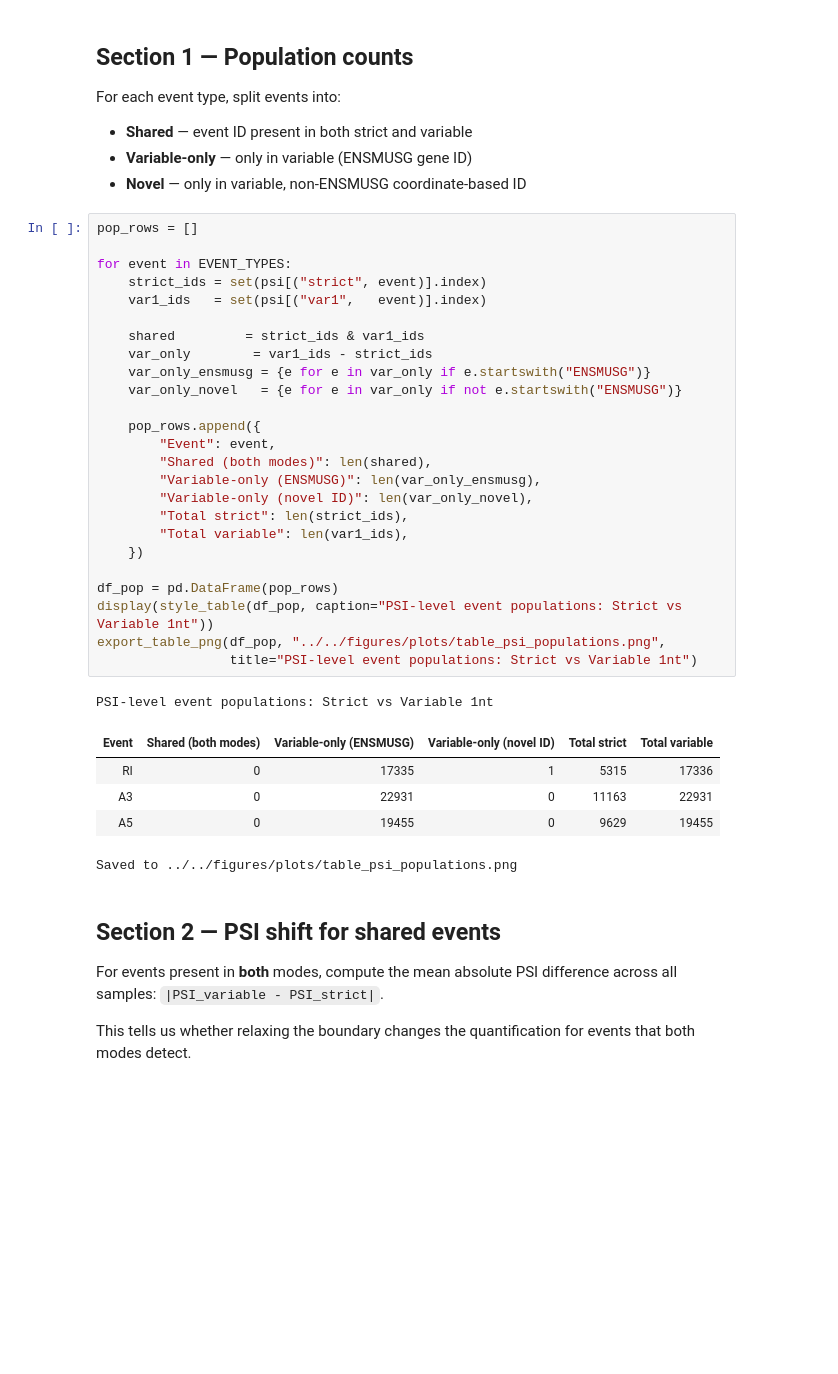
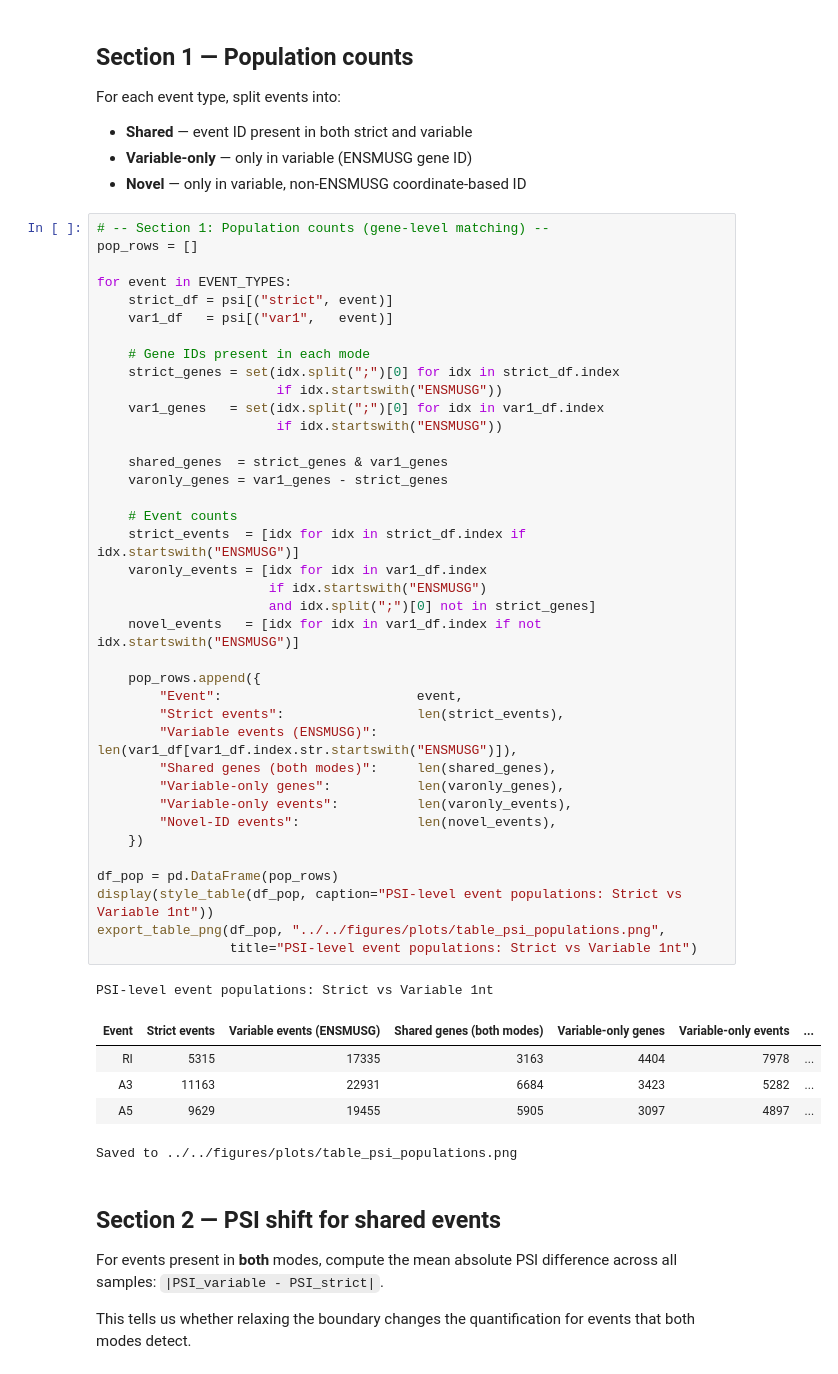
Before and after one commit to griceyrt/Internship, a Jupyter notebook: analysis/notebooks/03_psi_comparison.ipynb, the cells around one changed output. Drawn from its saved outputs; the diff is of its cells as text; blank space fills up the shorter version.

```diff
--- a/analysis/notebooks/03_psi_comparison.ipynb
+++ b/analysis/notebooks/03_psi_comparison.ipynb
@@ -135,36 +135,49 @@ For each event type, split events into:
 - **Variable-only** — only in variable (ENSMUSG gene ID)
 - **Novel** — only in variable, non-ENSMUSG coordinate-based ID
 # %%
+# -- Section 1: Population counts (gene-level matching) --
 pop_rows = []
 
 for event in EVENT_TYPES:
-    strict_ids = set(psi[("strict", event)].index)
-    var1_ids   = set(psi[("var1",   event)].index)
+    strict_df = psi[("strict", event)]
+    var1_df   = psi[("var1",   event)]
 
-    shared         = strict_ids & var1_ids
-    var_only        = var1_ids - strict_ids
-    var_only_ensmusg = {e for e in var_only if e.startswith("ENSMUSG")}
-    var_only_novel   = {e for e in var_only if not e.startswith("ENSMUSG")}
+    # Gene IDs present in each mode
+    strict_genes = set(idx.split(";")[0] for idx in strict_df.index
+                       if idx.startswith("ENSMUSG"))
+    var1_genes   = set(idx.split(";")[0] for idx in var1_df.index
+                       if idx.startswith("ENSMUSG"))
+
+    shared_genes  = strict_genes & var1_genes
+    varonly_genes = var1_genes - strict_genes
+
+    # Event counts
+    strict_events  = [idx for idx in strict_df.index if idx.startswith("ENSMUSG")]
+    varonly_events = [idx for idx in var1_df.index
+                      if idx.startswith("ENSMUSG")
+                      and idx.split(";")[0] not in strict_genes]
+    novel_events   = [idx for idx in var1_df.index if not idx.startswith("ENSMUSG")]
 
     pop_rows.append({
-        "Event": event,
-        "Shared (both modes)": len(shared),
-        "Variable-only (ENSMUSG)": len(var_only_ensmusg),
-        "Variable-only (novel ID)": len(var_only_novel),
-        "Total strict": len(strict_ids),
-        "Total variable": len(var1_ids),
+        "Event":                         event,
+        "Strict events":                 len(strict_events),
+        "Variable events (ENSMUSG)":     len(var1_df[var1_df.index.str.startswith("ENSMUSG")]),
+        "Shared genes (both modes)":     len(shared_genes),
+        "Variable-only genes":           len(varonly_genes),
+        "Variable-only events":          len(varonly_events),
+        "Novel-ID events":               len(novel_events),
     })
 
 df_pop = pd.DataFrame(pop_rows)
 display(style_table(df_pop, caption="PSI-level event populations: Strict vs Variable 1nt"))
 export_table_png(df_pop, "../../figures/plots/table_psi_populations.png",
                  title="PSI-level event populations: Strict vs Variable 1nt")
 # %% [output]
 PSI-level event populations: Strict vs Variable 1nt
-| Event | Shared (both modes) | Variable-only (ENSMUSG) | Variable-only (novel ID) | Total strict | Total variable |
-| RI | 0 | 17335 | 1 | 5315 | 17336 |
-| A3 | 0 | 22931 | 0 | 11163 | 22931 |
-| A5 | 0 | 19455 | 0 | 9629 | 19455 |
+| Event | Strict events | Variable events (ENSMUSG) | Shared genes (both modes) | Variable-only genes | Variable-only events | ... |
+| RI | 5315 | 17335 | 3163 | 4404 | 7978 | ... |
+| A3 | 11163 | 22931 | 6684 | 3423 | 5282 | ... |
+| A5 | 9629 | 19455 | 5905 | 3097 | 4897 | ... |
 Saved to ../../figures/plots/table_psi_populations.png
 # %% [markdown]
 ## Section 2 — PSI shift for shared events
```
Also changed, not shown: parts of 4 cells of this notebook, 11 other files.
